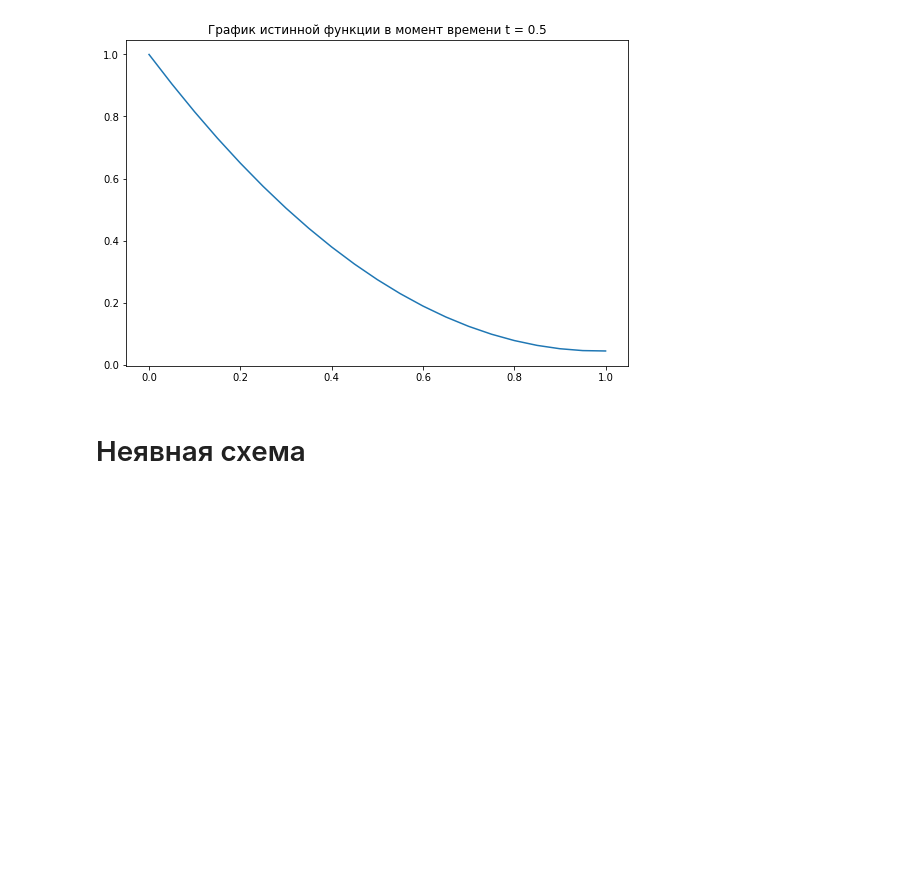
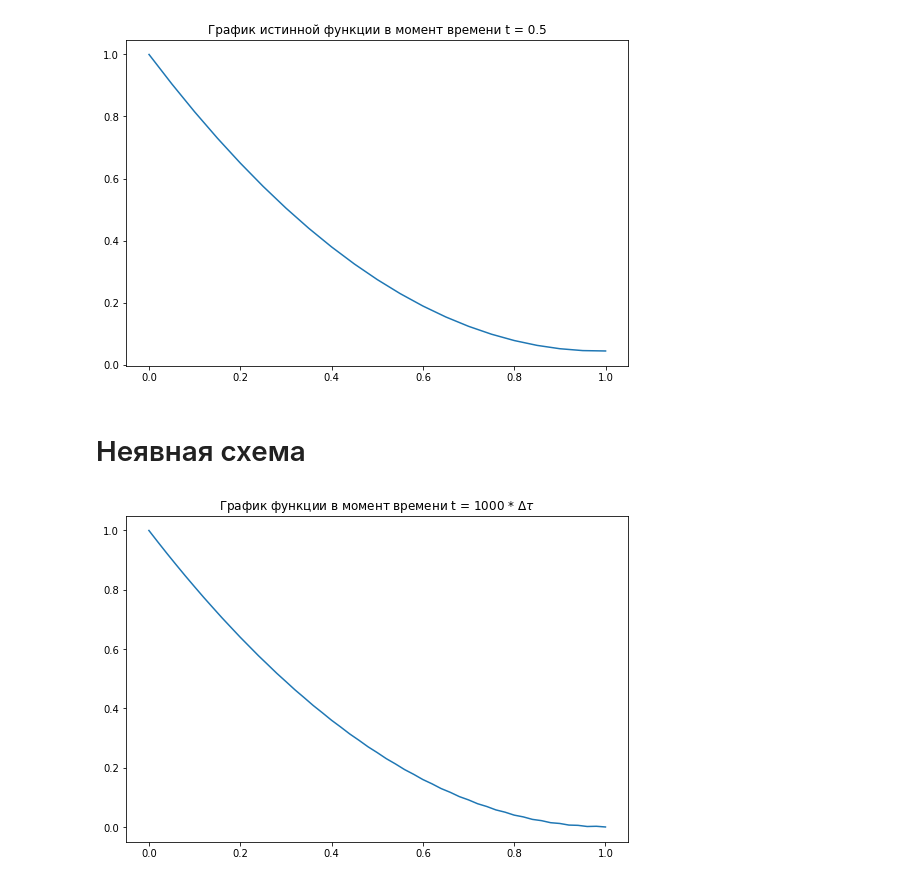
Before and after one commit to Chpel/Study_3, a Jupyter notebook: Нелинейка/Дз_по_нелинейке.ipynb, the cells around one changed output. Saved outputs shown, nothing was run; the diff lists cells and outputs as text; code cells hidden in the pictures; blank space fills up the shorter version.

```diff
--- a/Нелинейка/Дз_по_нелинейке.ipynb
+++ b/Нелинейка/Дз_по_нелинейке.ipynb
@@ -136,3 +142,11 @@ def heat_impl(init, bound1, bound2, F, F_u, N, alpha, beta, tau, T):
 
     return w_x, u_end
+# %%
+w_x, u_0 = heat_impl_two_sided(lambda x: x ** 2,
+                               lambda t: (0 - 2 * t) ** 2,
+                               lambda t: (1 - 2 * t) ** 2,
+                               lambda u: 2,
+                               50, alpha=0., beta=1., tau=0.0005, T=0.5)
+# %% [output]
+[figure, added]
 # %%
```
Also changed, not shown: parts of 6 cells of this notebook.
